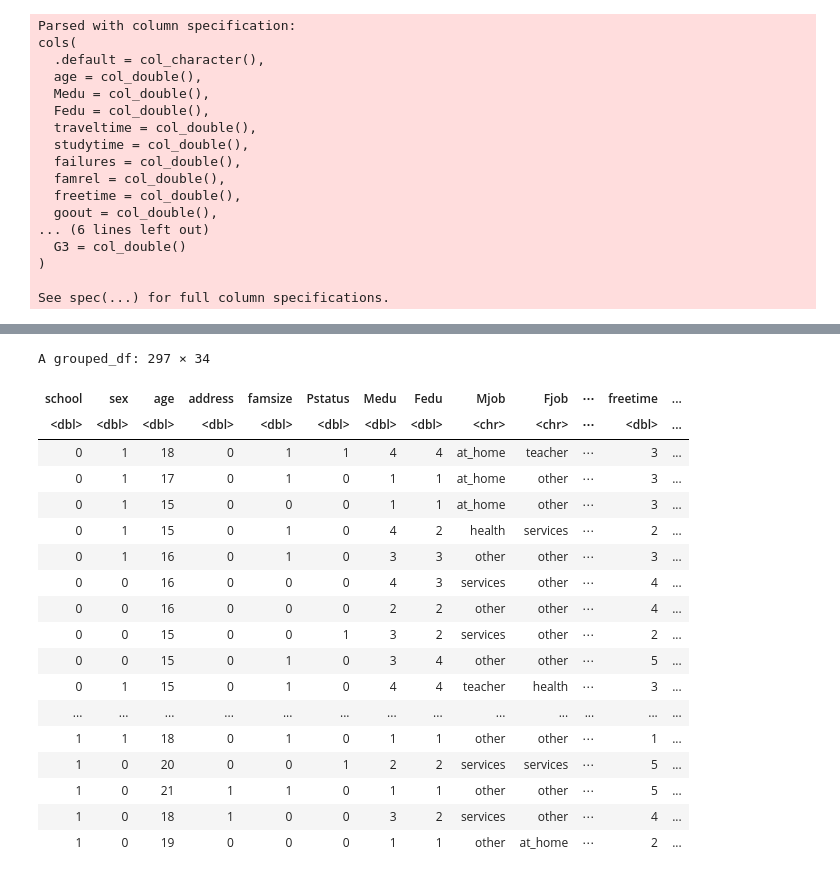
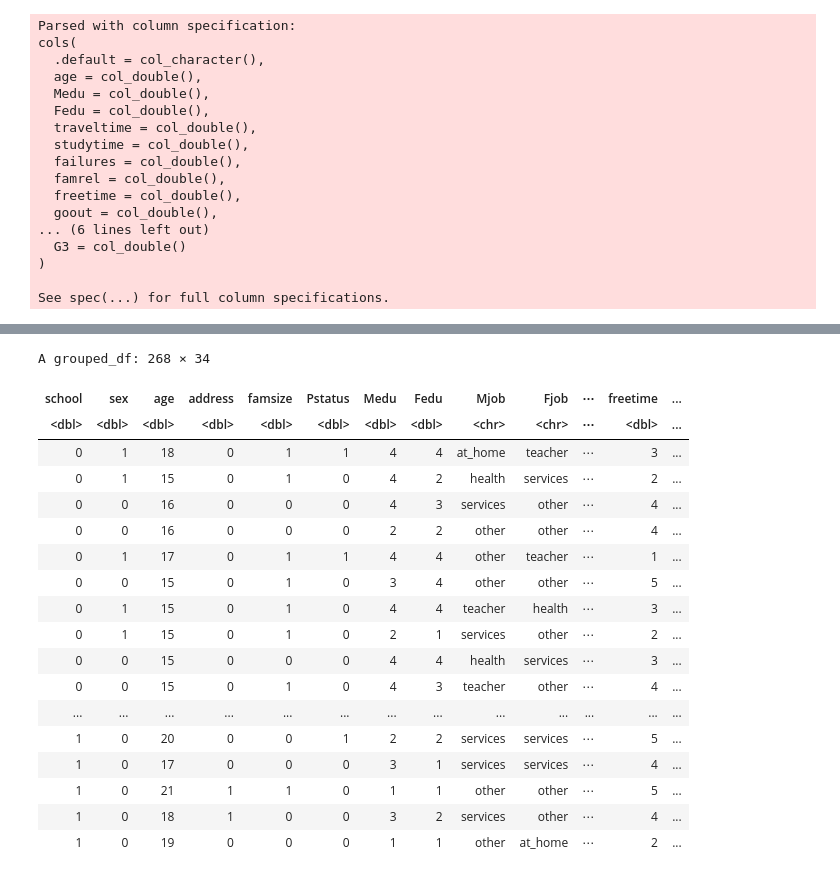
Before and after one commit to FelixNg21/DSCI100-project, a Jupyter notebook: Proposal.ipynb, the cells around one changed output, grey strips where cells are left out. Drawn from its saved outputs; the diff is of its cells as text; code cells hidden in the pictures.

```diff
--- a/Proposal.ipynb
+++ b/Proposal.ipynb
@@ -269,26 +236,32 @@ List of 1
-# %%
-student_train_group <- student_train %>%
-    mutate( ints = cut(G3, c(0, 5, 10, 15, 20), labels =FALSE)) %>%
-    group_by(ints)
-
-student_train_group
-# %% [output]
-A grouped_df: 297 × 34
-| school | sex | age | address | famsize | Pstatus | Medu | Fedu | Mjob | Fjob | ⋯ | freetime | ... |
-| <dbl> | <dbl> | <dbl> | <dbl> | <dbl> | <dbl> | <dbl> | <dbl> | <chr> | <chr> | ⋯ | <dbl> | ... |
-| 0 | 1 | 18 | 0 | 1 | 1 | 4 | 4 | at_home | teacher | ⋯ | 3 | ... |
-| 0 | 1 | 17 | 0 | 1 | 0 | 1 | 1 | at_home | other | ⋯ | 3 | ... |
-| 0 | 1 | 15 | 0 | 0 | 0 | 1 | 1 | at_home | other | ⋯ | 3 | ... |
-| 0 | 1 | 15 | 0 | 1 | 0 | 4 | 2 | health | services | ⋯ | 2 | ... |
-| 0 | 1 | 16 | 0 | 1 | 0 | 3 | 3 | other | other | ⋯ | 3 | ... |
-| 0 | 0 | 16 | 0 | 0 | 0 | 4 | 3 | services | other | ⋯ | 4 | ... |
-| 0 | 0 | 16 | 0 | 0 | 0 | 2 | 2 | other | other | ⋯ | 4 | ... |
-| 0 | 0 | 15 | 0 | 0 | 1 | 3 | 2 | services | other | ⋯ | 2 | ... |
-| 0 | 0 | 15 | 0 | 1 | 0 | 3 | 4 | other | other | ⋯ | 5 | ... |
-| 0 | 1 | 15 | 0 | 1 | 0 | 4 | 4 | teacher | health | ⋯ | 3 | ... |
-| ... | ... | ... | ... | ... | ... | ... | ... | ... | ... | ... | ... | ... |
-| 1 | 1 | 18 | 0 | 1 | 0 | 1 | 1 | other | other | ⋯ | 1 | ... |
-| 1 | 0 | 20 | 0 | 0 | 1 | 2 | 2 | services | services | ⋯ | 5 | ... |
-| 1 | 0 | 21 | 1 | 1 | 0 | 1 | 1 | other | other | ⋯ | 5 | ... |
-| 1 | 0 | 18 | 1 | 0 | 0 | 3 | 2 | services | other | ⋯ | 4 | ... |
-| 1 | 0 | 19 | 0 | 0 | 0 | 1 | 1 | other | at_home | ⋯ | 2 | ... |
+# %%
+# Grouped the Final Grade into intervals for easier labelling down the line
+# Grades 0-5 is 1, 6-10 is 2, 11-15 is 3 and 16-20 is 4
+
+student_train_group <- student_train %>%
+    mutate(label = cut(G3, c(0, 9, 11, 13, 15, 20),
+                       labels = c("fail", "sufficient", "satisfactory", "good", "excellent"),
+                       left= FALSE)) %>%
+    group_by(label = as.factor(label)) %>%
+    filter(!is.na(label))
+
+student_train_group
+# %% [output]
+A grouped_df: 268 × 34
+| school | sex | age | address | famsize | Pstatus | Medu | Fedu | Mjob | Fjob | ⋯ | freetime | ... |
+| <dbl> | <dbl> | <dbl> | <dbl> | <dbl> | <dbl> | <dbl> | <dbl> | <chr> | <chr> | ⋯ | <dbl> | ... |
+| 0 | 1 | 18 | 0 | 1 | 1 | 4 | 4 | at_home | teacher | ⋯ | 3 | ... |
+| 0 | 1 | 15 | 0 | 1 | 0 | 4 | 2 | health | services | ⋯ | 2 | ... |
+| 0 | 0 | 16 | 0 | 0 | 0 | 4 | 3 | services | other | ⋯ | 4 | ... |
+| 0 | 0 | 16 | 0 | 0 | 0 | 2 | 2 | other | other | ⋯ | 4 | ... |
+| 0 | 1 | 17 | 0 | 1 | 1 | 4 | 4 | other | teacher | ⋯ | 1 | ... |
+| 0 | 0 | 15 | 0 | 1 | 0 | 3 | 4 | other | other | ⋯ | 5 | ... |
+| 0 | 1 | 15 | 0 | 1 | 0 | 4 | 4 | teacher | health | ⋯ | 3 | ... |
+| 0 | 1 | 15 | 0 | 1 | 0 | 2 | 1 | services | other | ⋯ | 2 | ... |
+| 0 | 0 | 15 | 0 | 0 | 0 | 4 | 4 | health | services | ⋯ | 3 | ... |
+| 0 | 0 | 15 | 0 | 1 | 0 | 4 | 3 | teacher | other | ⋯ | 4 | ... |
+| ... | ... | ... | ... | ... | ... | ... | ... | ... | ... | ... | ... | ... |
+| 1 | 0 | 20 | 0 | 0 | 1 | 2 | 2 | services | services | ⋯ | 5 | ... |
+| 1 | 0 | 17 | 0 | 0 | 0 | 3 | 1 | services | services | ⋯ | 4 | ... |
+| 1 | 0 | 21 | 1 | 1 | 0 | 1 | 1 | other | other | ⋯ | 5 | ... |
+| 1 | 0 | 18 | 1 | 0 | 0 | 3 | 2 | services | other | ⋯ | 4 | ... |
+| 1 | 0 | 19 | 0 | 0 | 0 | 1 | 1 | other | at_home | ⋯ | 2 | ... |
```
Also changed, not shown: parts of 21 cells of this notebook.
